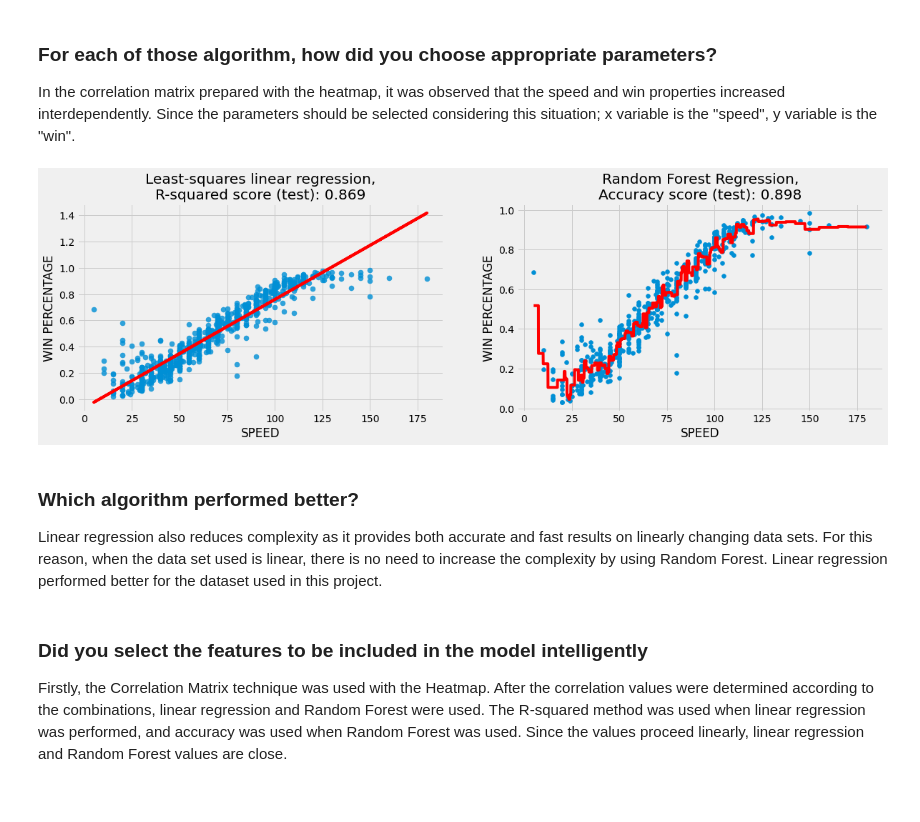
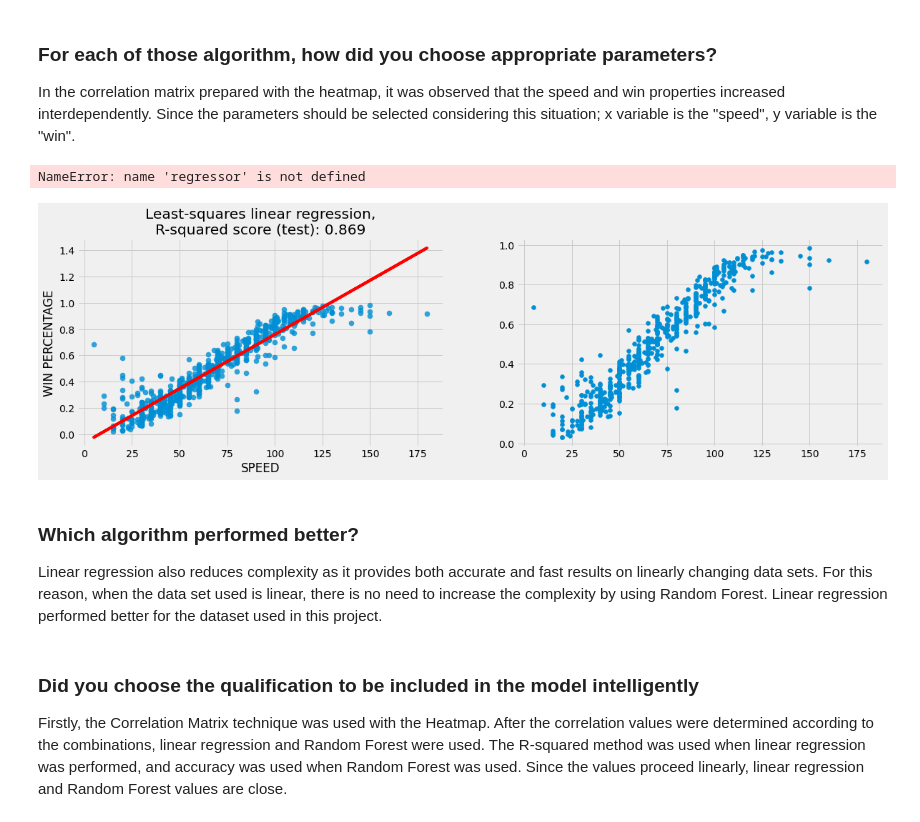
Before and after one commit to mehmetizmirlioglu/pokemon, a Jupyter notebook: pokemon.ipynb, the cells around one changed output. Saved outputs shown, nothing was run; the diff lists cells and outputs as text; code cells hidden in the pictures.

```diff
--- a/pokemon.ipynb
+++ b/pokemon.ipynb
@@ -66,8 +66,8 @@ df[111:].head(n=10)
 # %%
 # TOTAL data calculating (HP + Attack + Defense + Sp. Atk + Sp. Def)
 df['TOTAL'] = df.iloc[:, 4:10].sum(axis=1)
-cols = list(df.columns)
-df = df[cols[0:4] + [cols[-1]]+cols[4:12]]
+columns = list(df.columns)
+df = df[columns[0:4] + [columns[-1]]+columns[4:12]]
 # %%
 # Read the combats dataset
 combats = pd.read_csv('./combats.csv')
@@ -344,25 +333,25 @@ plt.show()
 stats = df.dtypes[df.dtypes == 'int64'].index
 stats = stats[1:8]
 yVariable = "WIN PERCENTAGE"
-fig = plt.figure(figsize=(20, 25))
+figure = plt.figure(figsize=(20, 25))
 for i, stat in enumerate(stats):
-    fig.add_subplot(3, 3, i + 1)
+    figure.add_subplot(3, 3, (i + 1))
     xVariable = stat
     regresX = df.loc[:,xVariable:]
     regresy = pd.DataFrame(df.loc[:,yVariable])
-    X_train, X_test, y_train, y_test = train_test_split(
+    X_train_data, X_test_data, y_train_data, y_test_data = train_test_split(
         pd.DataFrame(regresX.loc[:,xVariable]),
         regresy,
         random_state = 0
     )
-    regressor = RandomForestRegressor(n_estimators = 100, random_state = 0)
-    regressor.fit(X_train, y_train)
-    Y_pred = regressor.predict(np.array([6.5]).reshape(1, 1))
+    randomforestreg = RandomForestRegressor(n_estimators = 100, random_state = 0)
+    randomforestreg.fit(X_train_data, y_train_data)
+    Y_pred = randomforestreg.predict(np.array([6.5]).reshape(1, 1))
     X_grid = np.arange(min(x), max(x), 0.01)
     X_grid = X_grid.reshape((len(X_grid), 1))
-    plt.scatter(X_train, y_train)
-    plt.plot(X_grid, regressor.predict(X_grid), color = 'red')
-    plt.title('Random Forest Regression,\nAccuracy score (test): {:.3f}'.format(regressor.score(X_test, y_test)))
+    plt.scatter(X_train_data, y_train_data)
+    plt.plot(X_grid, randomforestreg.predict(X_grid), color = 'red')
+    plt.title('Random Forest Regression,\nAccuracy score (test): {:.3f}'.format(randomforestreg.score(X_test_data, y_test_data)))
     plt.xlabel(xVariable)
     plt.ylabel(yVariable)
 plt.show()
@@ -376,46 +365,47 @@ In the correlation matrix prepared with the heatmap, it was observed that the sp
 fig = plt.figure(figsize=(18, 5))
 
 # Regression Data
 xVariable = "SPEED"
 yVariable = "WIN PERCENTAGE"
 regresX = df.loc[:,xVariable:]
 regresy = pd.DataFrame(df.loc[:,yVariable])
-X_train, X_test, y_train, y_test = train_test_split(
+X_train_data, X_test_data, y_train_data, y_test_data = train_test_split(
     pd.DataFrame(regresX.loc[:,xVariable]),
     regresy,
     random_state = 0
 )
 
 # Linear Regression
 fig.add_subplot(1, 2, 1)
-linreg = LinearRegression().fit(X_train, y_train)
+linearreg = LinearRegression().fit(X_train_data, y_train_data)
 x = np.array(df[xVariable])
 plt.scatter(df.loc[:,xVariable], regresy, marker= 'o', s=50, alpha=0.8)
-plt.plot(df.loc[:,xVariable], linreg.coef_ * x.reshape(-1,1) + linreg.intercept_, 'r-')
-plt.title('Least-squares linear regression,\nR-squared score (test): {:.3f}'.format(linreg.score(X_test, y_test)))
+plt.plot(df.loc[:,xVariable], linearreg.coef_ * x.reshape(-1,1) + linearreg.intercept_, 'r-')
+plt.title('Least-squares linear regression,\nR-squared score (test): {:.3f}'.format(linearreg.score(X_test_data, y_test_data)))
 plt.xlabel(xVariable)
 plt.ylabel(yVariable)
 
 # Random Forest Regression
 fig.add_subplot(1, 2, 2)
-regressor = RandomForestRegressor(n_estimators = 100, random_state = 0)
-regressor.fit(X_train, y_train)
-Y_pred = regressor.predict(np.array([6.5]).reshape(1, 1))
+randomforestreg = RandomForestRegressor(n_estimators = 100, random_state = 0)
+randomforestreg.fit(X_train_data, y_train_data)
+Y_pred = randomforestreg.predict(np.array([6.5]).reshape(1, 1))
 X_grid = np.arange(min(x), max(x), 0.01)
 X_grid = X_grid.reshape((len(X_grid), 1))
-plt.scatter(X_train, y_train)
+plt.scatter(X_train_data, y_train_data)
 plt.plot(X_grid, regressor.predict(X_grid), color = 'red')
-plt.title('Random Forest Regression,\nAccuracy score (test): {:.3f}'.format(regressor.score(X_test, y_test)))
+plt.title('Random Forest Regression,\nAccuracy score (test): {:.3f}'.format(regressor.score(X_test_data, y_test_data)))
 plt.xlabel(xVariable)
 plt.ylabel(yVariable)
 
 # plt Show
 plt.show()
 # %% [output]
+NameError: name 'regressor' is not defined
-[figure, old version]
+[figure, new version]
 # %% [markdown]
 ### Which algorithm performed better?
 Linear regression also reduces complexity as it provides both accurate and fast results on linearly changing data sets. For this reason, when the data set used is linear, there is no need to increase the complexity by using Random Forest. Linear regression performed better for the dataset used in this project.
 # %% [markdown]
-### Did you select the features to be included in the model intelligently
+### Did you choose the qualification to be included in the model intelligently
 Firstly, the Correlation Matrix technique was used with the Heatmap. After the correlation values were determined according to the combinations, linear regression and Random Forest were used. The R-squared method was used when linear regression was performed, and accuracy was used when Random Forest was used. Since the values proceed linearly, linear regression and Random Forest values are close.
```
Also changed, not shown: parts of 30 cells of this notebook, 1 other file.
